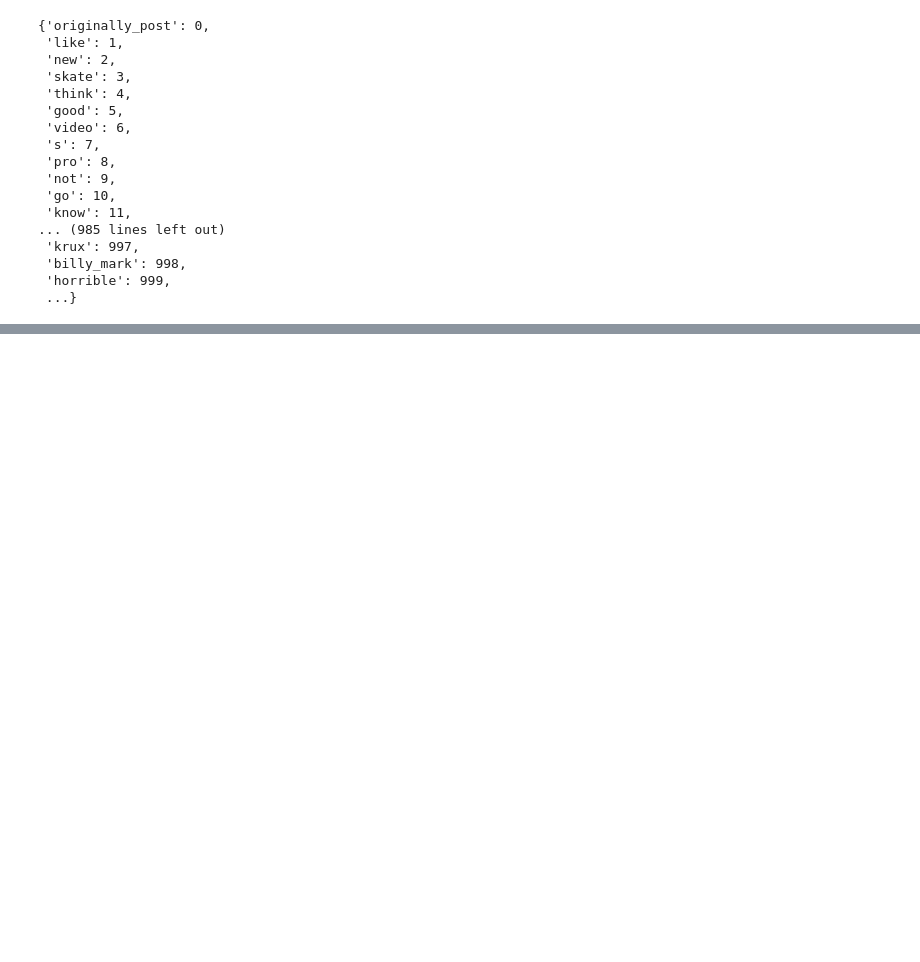
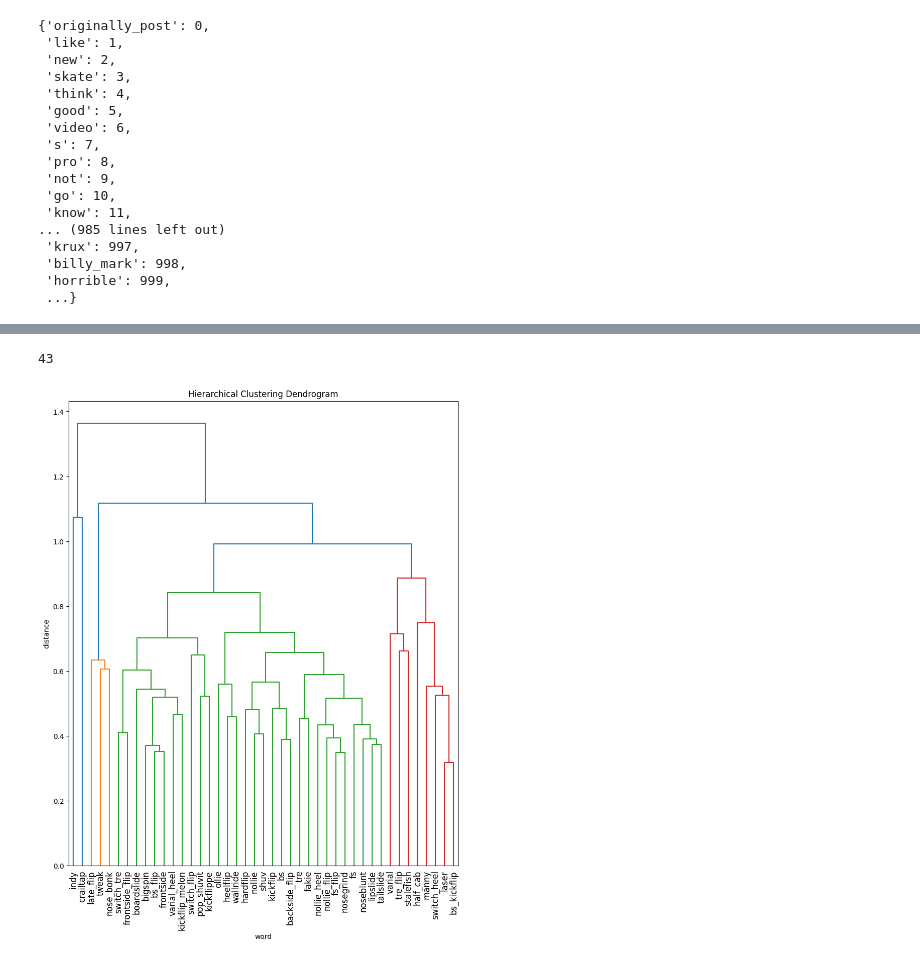
Before and after one commit to DanielYakubov/CorpusKnowledgeGraphs, a Jupyter notebook: embs_and_cluster_analysis.ipynb, the cells around one changed output, grey strips where cells are left out. Drawn from its saved outputs; the diff is of its cells as text; code cells hidden in the pictures; blank space fills up the shorter version.

```diff
--- a/embs_and_cluster_analysis.ipynb
+++ b/embs_and_cluster_analysis.ipynb
@@ -416,0 +444,39 @@ plt.show()
+# %%
+df = pd.read_csv('data/tricks_annotated.csv')
+# %%
+new_vectors = []
+new_labels = []
+for i, row in df.iterrows():
+    word = row[0]
+    trick = row[1]
+    if trick == 'y':
+        new_labels.append(word)
+        new_vectors.append(w2v_model.wv[word]) #appending the embedding
+# %%
+len(new_labels)
+# %% [output]
+43
+# %%
+# base code citation (I modified it a bit)
+# https://stackoverflow.com/questions/41462711/python-calculate-hierarchical-clustering-of-word2vec-vectors-and-plot-the-resu
+
+from matplotlib import pyplot as plt
+from scipy.cluster.hierarchy import dendrogram, linkage
+
+# using cos dist
+l = linkage(new_vectors, method='complete', metric='cosine')
+
+# calculate full dendrogram
+plt.figure(figsize=(10, 12))
+plt.title('Hierarchical Clustering Dendrogram')
+plt.ylabel('distance')
+plt.xlabel('word')
+
+d = dendrogram(
+    l,
+    leaf_font_size=12.,  # font size for the x axis labels
+    labels=new_labels
+)
+plt.show()
+# %% [output]
+[figure, added]
```
Also changed, not shown: parts of 21 cells of this notebook.
